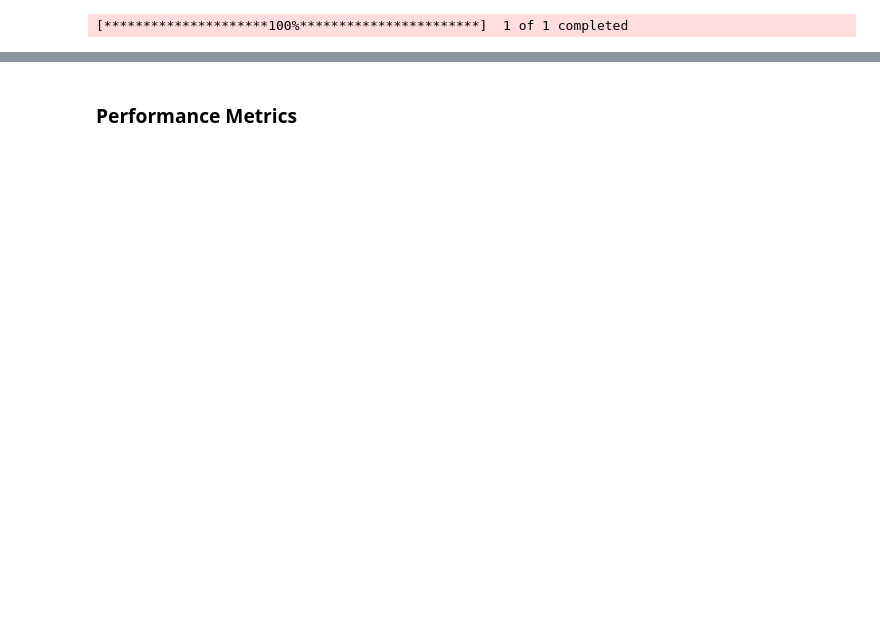
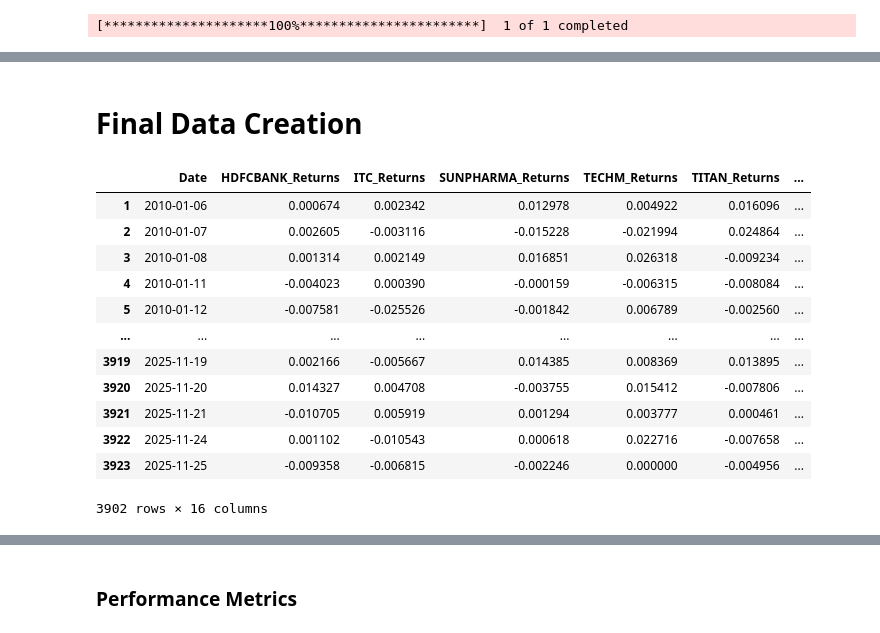
Before and after one commit to preetham1507/SENDA-ASSIGNMENT, a Jupyter notebook: QFE_Assignment_.ipynb, the cells around one changed output, grey strips where cells are left out. Saved outputs shown, nothing was run; the diff lists cells and outputs as text; code cells hidden in the pictures; blank space fills up the shorter version.

```diff
--- a/QFE_Assignment_.ipynb
+++ b/QFE_Assignment_.ipynb
@@ -177,0 +282,5 @@ Duplicates after: 0
+# %%
+df_benchmark_pivot = df_benchmark.pivot(index='Date', columns='Ticker', values='Close').dropna().reset_index()
+df_benchmark_pivot['benchamark_returns'] = df_benchmark_pivot[benchmark_symbol].pct_change()
+df_benchmark_pivot.dropna(inplace=True)
+df_benchmark_pivot.columns = ['Date', 'Benchmark_Close', 'Benchmark_Returns']
@@ -177,0 +365,26 @@ Duplicates after: 0
+# %% [markdown]
+# Final Data Creation
+# %%
+final_df = return_df.merge(close_df, on='Date', suffixes=('_Return', '_Close'))
+final_df = final_df.merge(df_benchmark_pivot, on='Date', how='left')
+final_df.dropna(inplace=True)
+final_df.columns = ['Date', 'HDFCBANK_Returns', 'ITC_Returns', 'SUNPHARMA_Returns',
+       'TECHM_Returns', 'TITAN_Returns', 'Portfolio_Returns',
+       'Cumulative Returns', 'HDFCBANK_Close', 'ITC_Close',
+       'SUNPHARMA_Close', 'TECHM_Close', 'TITAN_Close',
+       'Portfolio_Close', 'Benchmark_Close', 'Benchmark_Returns']
+final_df
+# %% [output]
+|  | Date | HDFCBANK_Returns | ITC_Returns | SUNPHARMA_Returns | TECHM_Returns | TITAN_Returns | ... |
+| 1 | 2010-01-06 | 0.000674 | 0.002342 | 0.012978 | 0.004922 | 0.016096 | ... |
+| 2 | 2010-01-07 | 0.002605 | -0.003116 | -0.015228 | -0.021994 | 0.024864 | ... |
+| 3 | 2010-01-08 | 0.001314 | 0.002149 | 0.016851 | 0.026318 | -0.009234 | ... |
+| 4 | 2010-01-11 | -0.004023 | 0.000390 | -0.000159 | -0.006315 | -0.008084 | ... |
+| 5 | 2010-01-12 | -0.007581 | -0.025526 | -0.001842 | 0.006789 | -0.002560 | ... |
+| ... | ... | ... | ... | ... | ... | ... | ... |
+| 3919 | 2025-11-19 | 0.002166 | -0.005667 | 0.014385 | 0.008369 | 0.013895 | ... |
+| 3920 | 2025-11-20 | 0.014327 | 0.004708 | -0.003755 | 0.015412 | -0.007806 | ... |
+| 3921 | 2025-11-21 | -0.010705 | 0.005919 | 0.001294 | 0.003777 | 0.000461 | ... |
+| 3922 | 2025-11-24 | 0.001102 | -0.010543 | 0.000618 | 0.022716 | -0.007658 | ... |
+| 3923 | 2025-11-25 | -0.009358 | -0.006815 | -0.002246 | 0.000000 | -0.004956 | ... |
+3902 rows × 16 columns
```
Also changed, not shown: parts of 77 cells of this notebook, 26 other files.
